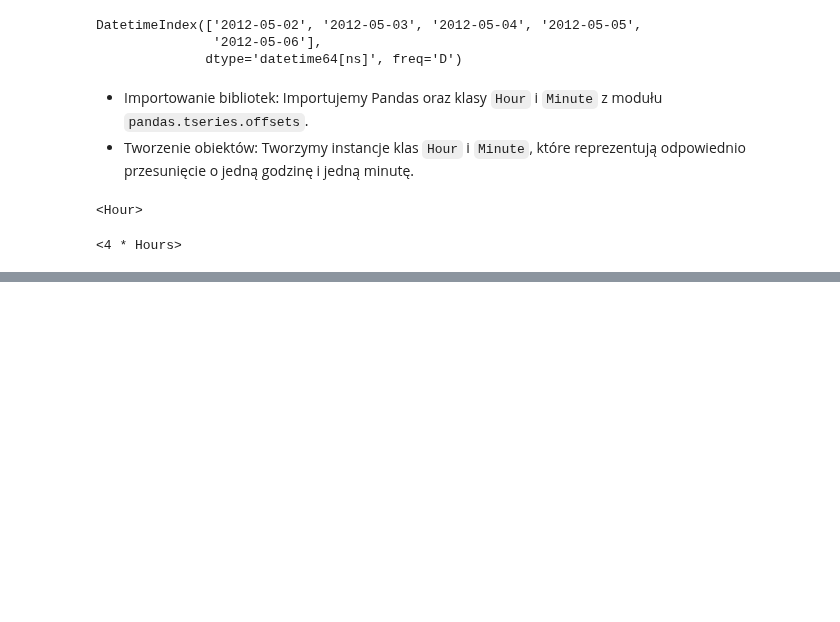
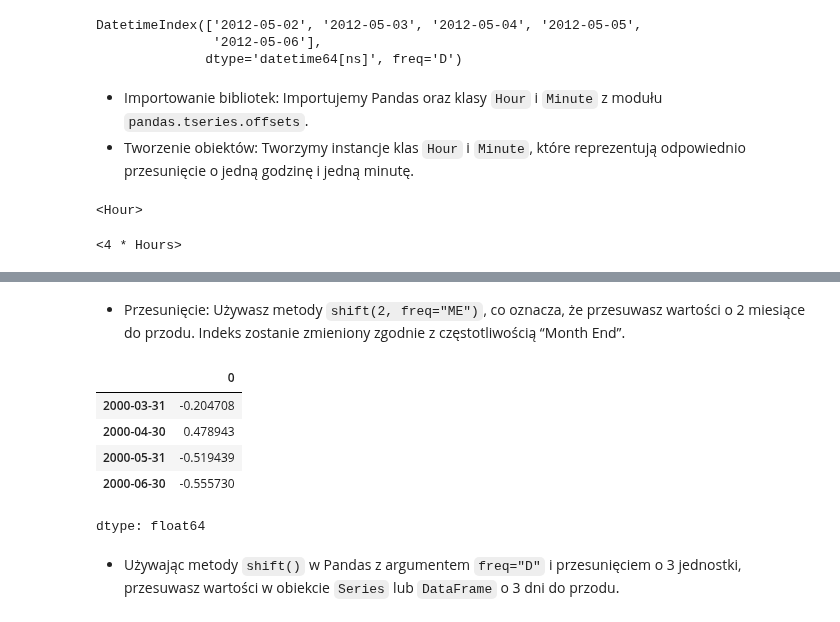
Before and after one commit to url-github/Pandas, a Jupyter notebook: 011_PywAD_Szeregi_czasowe.ipynb, the cells around one changed output, grey strips where cells are left out. Saved outputs shown, nothing was run; the diff lists cells and outputs as text; code cells hidden in the pictures; blank space fills up the shorter version.

```diff
--- a/011_PywAD_Szeregi_czasowe.ipynb
+++ b/011_PywAD_Szeregi_czasowe.ipynb
@@ -457,0 +508,13 @@ ts.shift(1, freq="90T")
+# %% [markdown]
+- Przesunięcie: Używasz metody `shift(2, freq="ME")`, co oznacza, że przesuwasz wartości o 2 miesiące do przodu. Indeks zostanie zmieniony zgodnie z częstotliwością “Month End”.
+# %%
+ts.shift(2, freq="ME")
+# %% [output]
+|  | 0 |
+| 2000-03-31 | -0.204708 |
+| 2000-04-30 | 0.478943 |
+| 2000-05-31 | -0.519439 |
+| 2000-06-30 | -0.555730 |
+dtype: float64
+# %% [markdown]
+- Używając metody `shift()` w Pandas z argumentem `freq="D"` i przesunięciem o 3 jednostki, przesuwasz wartości w obiekcie `Series` lub `DataFrame` o 3 dni do przodu.
```
Also changed, not shown: parts of 26 cells of this notebook.
